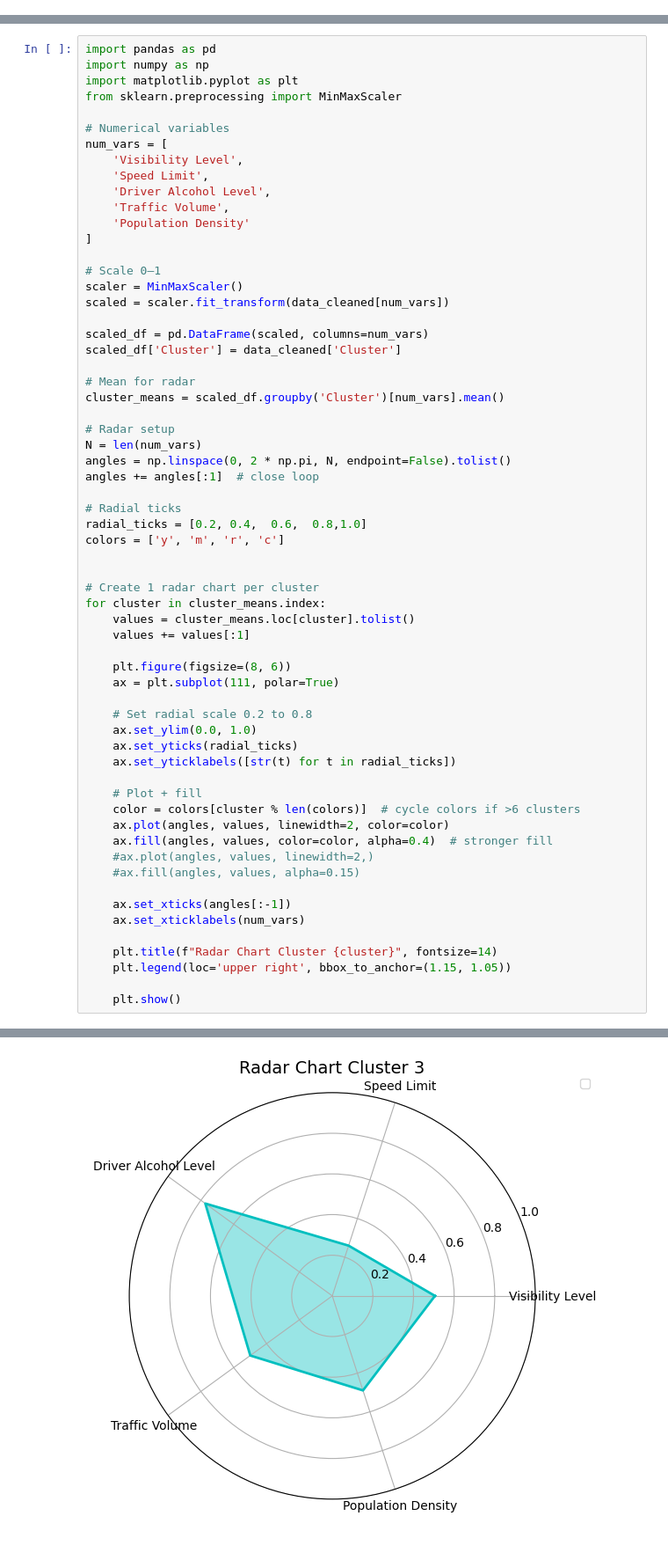
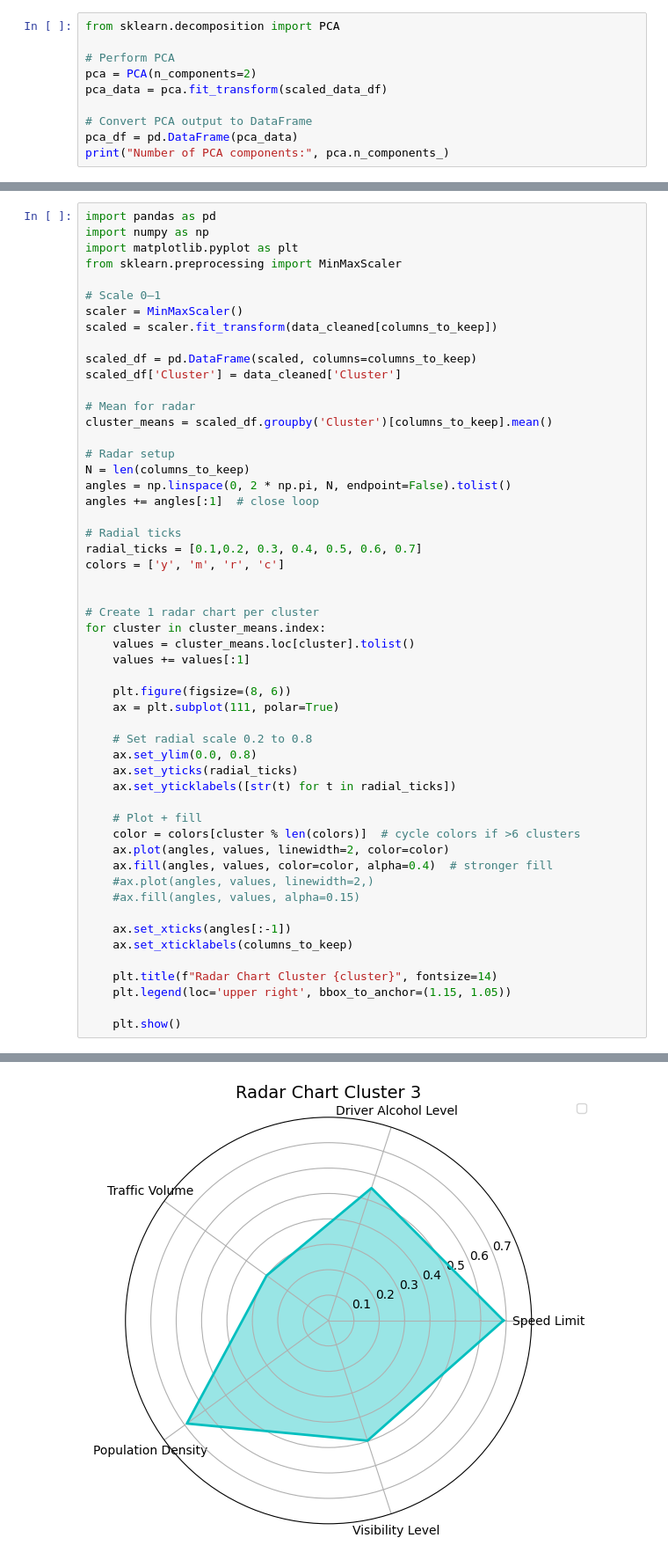
Before and after one commit to iamnotchris14/RoadAccidentDataset, a Jupyter notebook: kMeansClustering.ipynb, the cells around one changed output, grey strips where cells are left out. Shown at 88% size. Cells and saved outputs as stored; diff of their text form.

```diff
--- a/kMeansClustering.ipynb
+++ b/kMeansClustering.ipynb
@@ -425,0 +77,10 @@ plt.show()
+# %%
+from sklearn.decomposition import PCA
+
+# Perform PCA
+pca = PCA(n_components=2)
+pca_data = pca.fit_transform(scaled_data_df)
+
+# Convert PCA output to DataFrame
+pca_df = pd.DataFrame(pca_data)
+print("Number of PCA components:", pca.n_components_)
@@ -444,32 +348,23 @@ import numpy as np
 import matplotlib.pyplot as plt
 from sklearn.preprocessing import MinMaxScaler
 
-# Numerical variables
-num_vars = [
-    'Visibility Level',
-    'Speed Limit',
-    'Driver Alcohol Level',
-    'Traffic Volume',
-    'Population Density'
-]
-
 # Scale 0–1
 scaler = MinMaxScaler()
-scaled = scaler.fit_transform(data_cleaned[num_vars])
+scaled = scaler.fit_transform(data_cleaned[columns_to_keep])
 
-scaled_df = pd.DataFrame(scaled, columns=num_vars)
+scaled_df = pd.DataFrame(scaled, columns=columns_to_keep)
 scaled_df['Cluster'] = data_cleaned['Cluster']
 
 # Mean for radar
-cluster_means = scaled_df.groupby('Cluster')[num_vars].mean()
+cluster_means = scaled_df.groupby('Cluster')[columns_to_keep].mean()
 
 # Radar setup
-N = len(num_vars)
+N = len(columns_to_keep)
 angles = np.linspace(0, 2 * np.pi, N, endpoint=False).tolist()
 angles += angles[:1]  # close loop
 
 # Radial ticks
-radial_ticks = [0.2, 0.4,  0.6,  0.8,1.0]
+radial_ticks = [0.1,0.2, 0.3, 0.4, 0.5, 0.6, 0.7]
 colors = ['y', 'm', 'r', 'c']
 
 
@@ -482,7 +377,7 @@ for cluster in cluster_means.index:
     ax = plt.subplot(111, polar=True)
 
     # Set radial scale 0.2 to 0.8
-    ax.set_ylim(0.0, 1.0)
+    ax.set_ylim(0.0, 0.8)
     ax.set_yticks(radial_ticks)
     ax.set_yticklabels([str(t) for t in radial_ticks])
 
@@ -494,7 +389,7 @@ for cluster in cluster_means.index:
     #ax.fill(angles, values, alpha=0.15)
 
     ax.set_xticks(angles[:-1])
-    ax.set_xticklabels(num_vars)
+    ax.set_xticklabels(columns_to_keep)
 
     plt.title(f"Radar Chart Cluster {cluster}", fontsize=14)
     plt.legend(loc='upper right', bbox_to_anchor=(1.15, 1.05))
@@ -507 +402 @@ for cluster in cluster_means.index:
-[figure, old version]
+[figure, new version]
```
Also changed, not shown: parts of 41 cells of this notebook.
